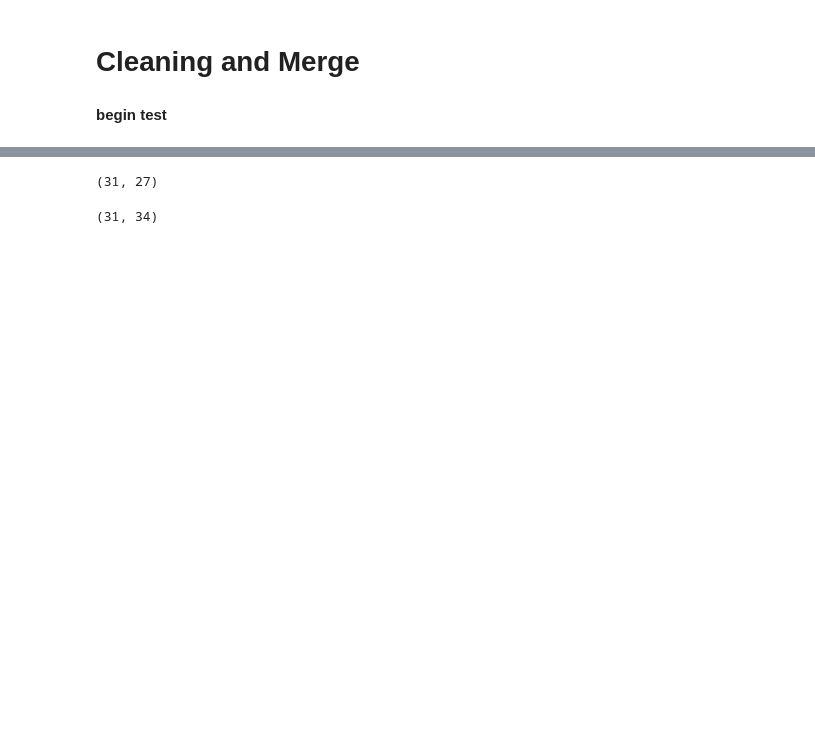
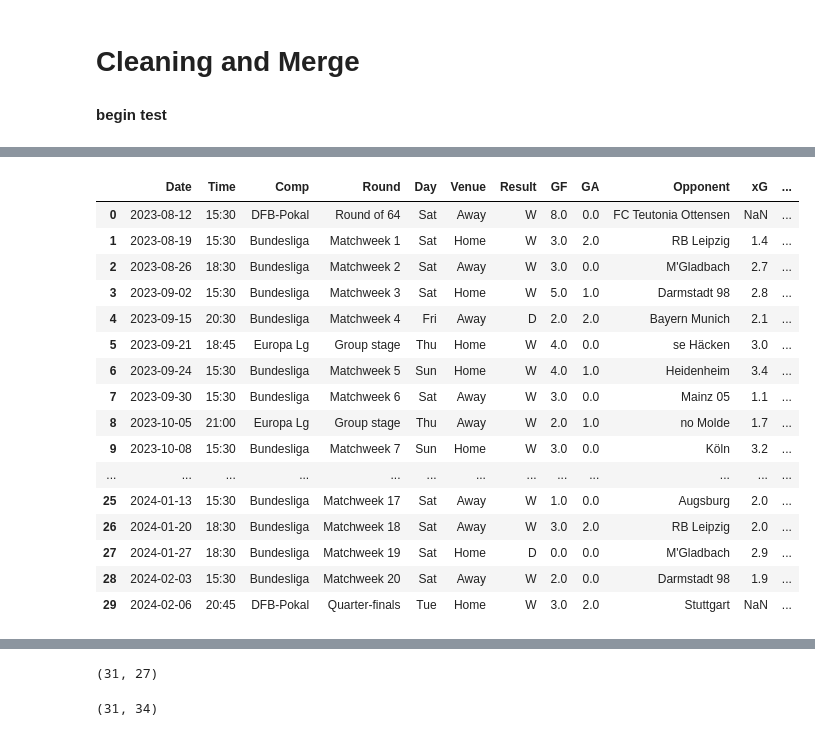
Before and after one commit to BinhHong/Prediction-football-outcome-in-Bundesliga, a Jupyter notebook: Data scraping.ipynb, the cells around one changed output, grey strips where cells are left out. Drawn from its saved outputs; the diff is of its cells as text; code cells hidden in the pictures; blank space fills up the shorter version.

Commit message:
merge dfs done

```diff
--- a/Data scraping.ipynb
+++ b/Data scraping.ipynb
@@ -318,0 +391,20 @@ Index(['Date', 'Time', 'Comp', 'Round', 'Day', 'Venue', 'Result', 'GF', 'GA',
+# %%
+pd.merge(Leverkusen_matches, Leverkusen_shooting,on='Date')
+# %% [output]
+|  | Date | Time | Comp | Round | Day | Venue | Result | GF | GA | Opponent | xG | ... |
+| 0 | 2023-08-12 | 15:30 | DFB-Pokal | Round of 64 | Sat | Away | W | 8.0 | 0.0 | FC Teutonia Ottensen | NaN | ... |
+| 1 | 2023-08-19 | 15:30 | Bundesliga | Matchweek 1 | Sat | Home | W | 3.0 | 2.0 | RB Leipzig | 1.4 | ... |
+| 2 | 2023-08-26 | 18:30 | Bundesliga | Matchweek 2 | Sat | Away | W | 3.0 | 0.0 | M'Gladbach | 2.7 | ... |
+| 3 | 2023-09-02 | 15:30 | Bundesliga | Matchweek 3 | Sat | Home | W | 5.0 | 1.0 | Darmstadt 98 | 2.8 | ... |
+| 4 | 2023-09-15 | 20:30 | Bundesliga | Matchweek 4 | Fri | Away | D | 2.0 | 2.0 | Bayern Munich | 2.1 | ... |
+| 5 | 2023-09-21 | 18:45 | Europa Lg | Group stage | Thu | Home | W | 4.0 | 0.0 | se Häcken | 3.0 | ... |
+| 6 | 2023-09-24 | 15:30 | Bundesliga | Matchweek 5 | Sun | Home | W | 4.0 | 1.0 | Heidenheim | 3.4 | ... |
+| 7 | 2023-09-30 | 15:30 | Bundesliga | Matchweek 6 | Sat | Away | W | 3.0 | 0.0 | Mainz 05 | 1.1 | ... |
+| 8 | 2023-10-05 | 21:00 | Europa Lg | Group stage | Thu | Away | W | 2.0 | 1.0 | no Molde | 1.7 | ... |
+| 9 | 2023-10-08 | 15:30 | Bundesliga | Matchweek 7 | Sun | Home | W | 3.0 | 0.0 | Köln | 3.2 | ... |
+| ... | ... | ... | ... | ... | ... | ... | ... | ... | ... | ... | ... | ... |
+| 25 | 2024-01-13 | 15:30 | Bundesliga | Matchweek 17 | Sat | Away | W | 1.0 | 0.0 | Augsburg | 2.0 | ... |
+| 26 | 2024-01-20 | 18:30 | Bundesliga | Matchweek 18 | Sat | Away | W | 3.0 | 2.0 | RB Leipzig | 2.0 | ... |
+| 27 | 2024-01-27 | 18:30 | Bundesliga | Matchweek 19 | Sat | Home | D | 0.0 | 0.0 | M'Gladbach | 2.9 | ... |
+| 28 | 2024-02-03 | 15:30 | Bundesliga | Matchweek 20 | Sat | Away | W | 2.0 | 0.0 | Darmstadt 98 | 1.9 | ... |
+| 29 | 2024-02-06 | 20:45 | DFB-Pokal | Quarter-finals | Tue | Home | W | 3.0 | 2.0 | Stuttgart | NaN | ... |
```
Also changed, not shown: parts of 38 cells of this notebook.
